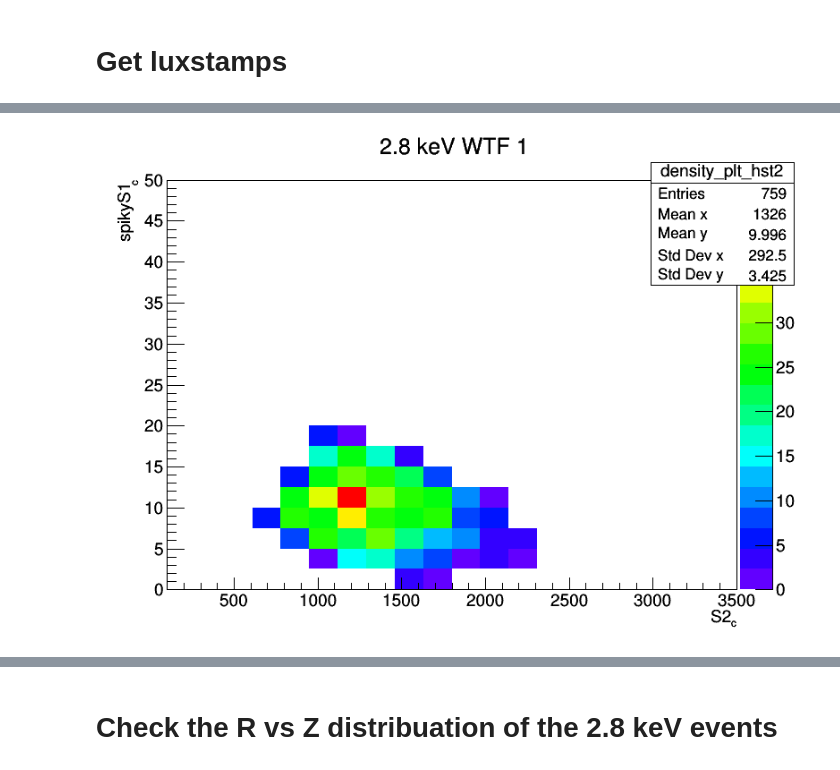
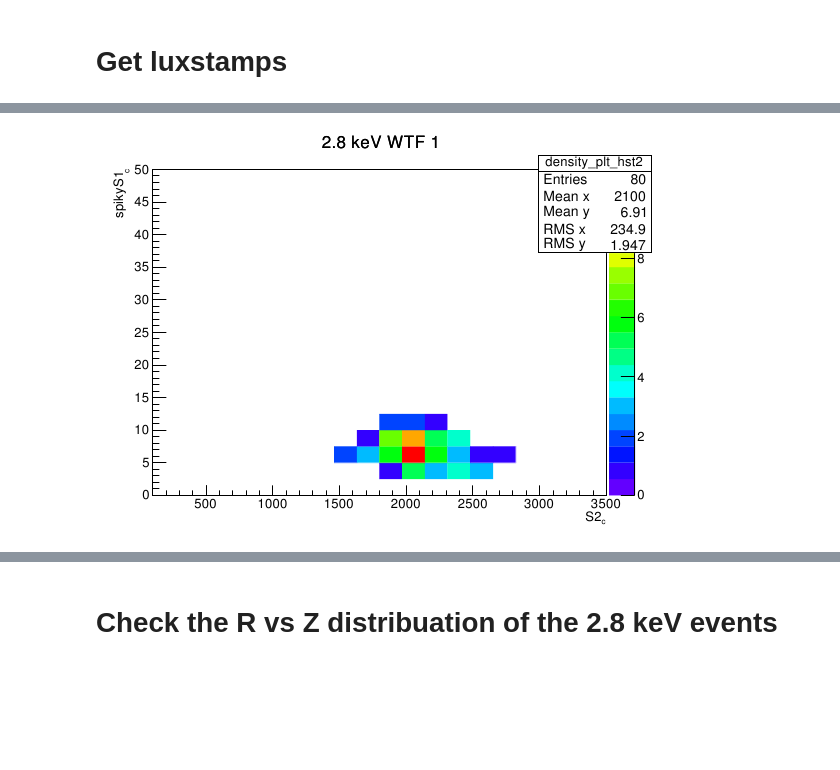
Before and after one commit to attdobi/iPyNb, a Jupyter notebook: Analysis_Code/Root_Run04_E.ipynb, the cells around one changed output, grey strips where cells are left out. Cells and saved outputs as stored; diff of their text form; code cells hidden in the pictures; blank space fills up the shorter version.

```diff
--- a/Analysis_Code/Root_Run04_E.ipynb
+++ b/Analysis_Code/Root_Run04_E.ipynb
@@ -91,6 +71,9 @@ chain.Add('/project/projectdirs/lux/data/golden/Run04_Cs.root')
 
 '''
 
-chain = TChain('golden')
-chain.Add('/project/projectdirs/lux/data/golden/root/Golden_Run04/*.root')
+chain = TChain('filter')
+chain.Add('/global/projecta/projectdirs/lux/data/golden/allRun4/*.root')
+
+chain_live = TChain('live')
+chain_live.Add('/global/projecta/projectdirs/lux/data/golden/allRun4/*.root')
 # %% [output]
@@ -500,21 +395,21 @@ for ii in range(0,stamps.size):
 # %%
 #c3.Clear()
 # %%
-c3 = rootnotes.default_canvas(name='3keV')
+c5 = rootnotes.default_canvas(name='3keV')
 # %%
 #chain.SetMarkerStyle(7)
 #chain.SetMarkerSize(10)
 #setup s2 vs s2 hist to get LY,QY
 density_plt_hst2=TH2F('density_plt_hst2','2.8 keV WTF 1;S2_{c};spikyS1_{c}',20,100,3500,20,0,50)
-energy_cut=TCut('1/73*(spikyS1/{:g}+s2area/{:g})>{:g} && 1/73*(spikyS1/{:g}+s2area/{:g})<{:g}'
-               .format(g1,g2,cutsE[0,0],g1,g2,cutsE[0,1]))
+energy_cut=TCut('1/73*(1S1.area_cor/{:g}+1S2.area_cor/{:g})>{:g} && 1/73*(1S1.area_cor/{:g}+1S2.area_cor/{:g})<{:g}'
+               .format(g1,g2,2,g1,g2,3))
 
 
-n=chain.Draw('spikyS1:s2area>>density_plt_hst2',combined_cut+energy_cut,'colz') #s1area
+n=chain.Draw('1S1.area_cor:1S2.area_cor>>density_plt_hst2',combined_cut+energy_cut,'colz') #s1area
 
-c3
+c5
 # %% [output]
-[figure, old version]
+[figure, new version]
 # %%
 s1 = ndarray( (n,),dtype= float64, buffer=chain.GetV1())
 s2 = ndarray( (n,),dtype= float64, buffer=chain.GetV2())
```
Also changed, not shown: parts of 49 cells of this notebook, 15 other files.
